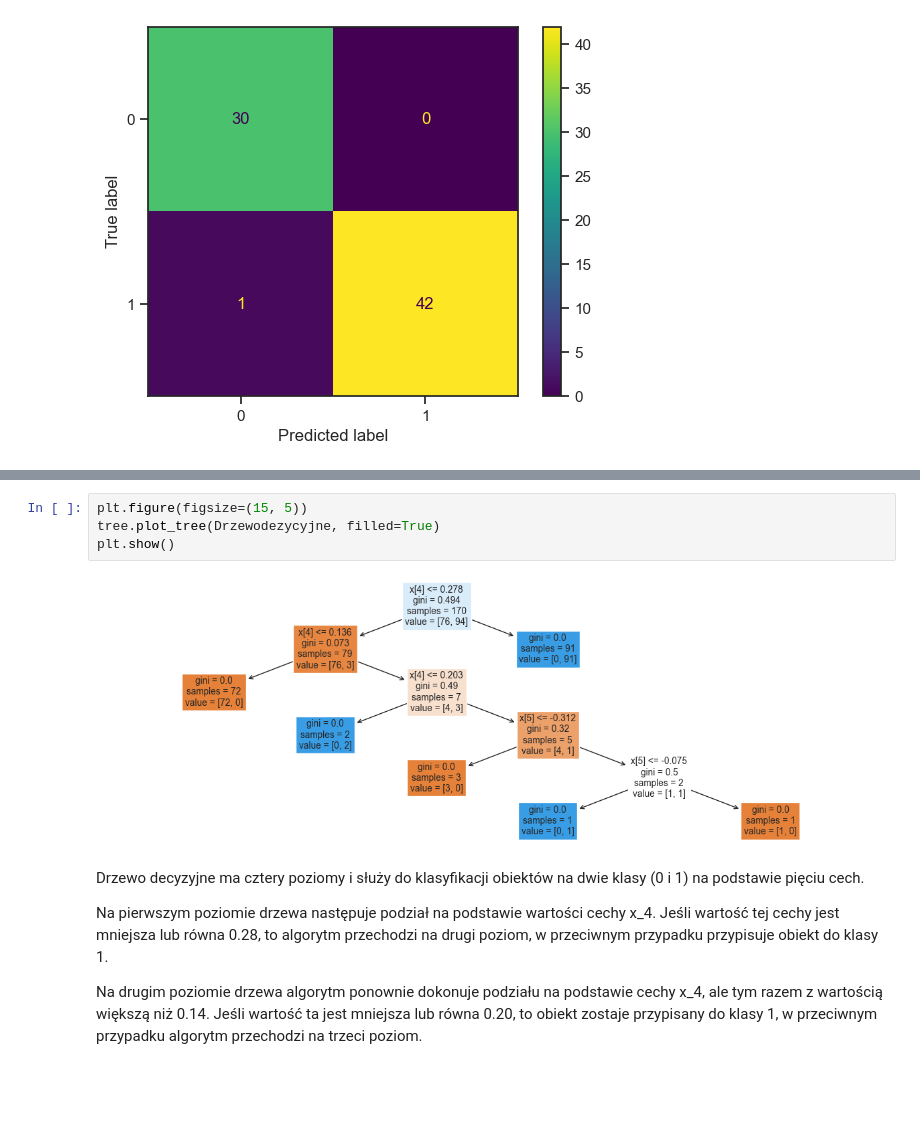
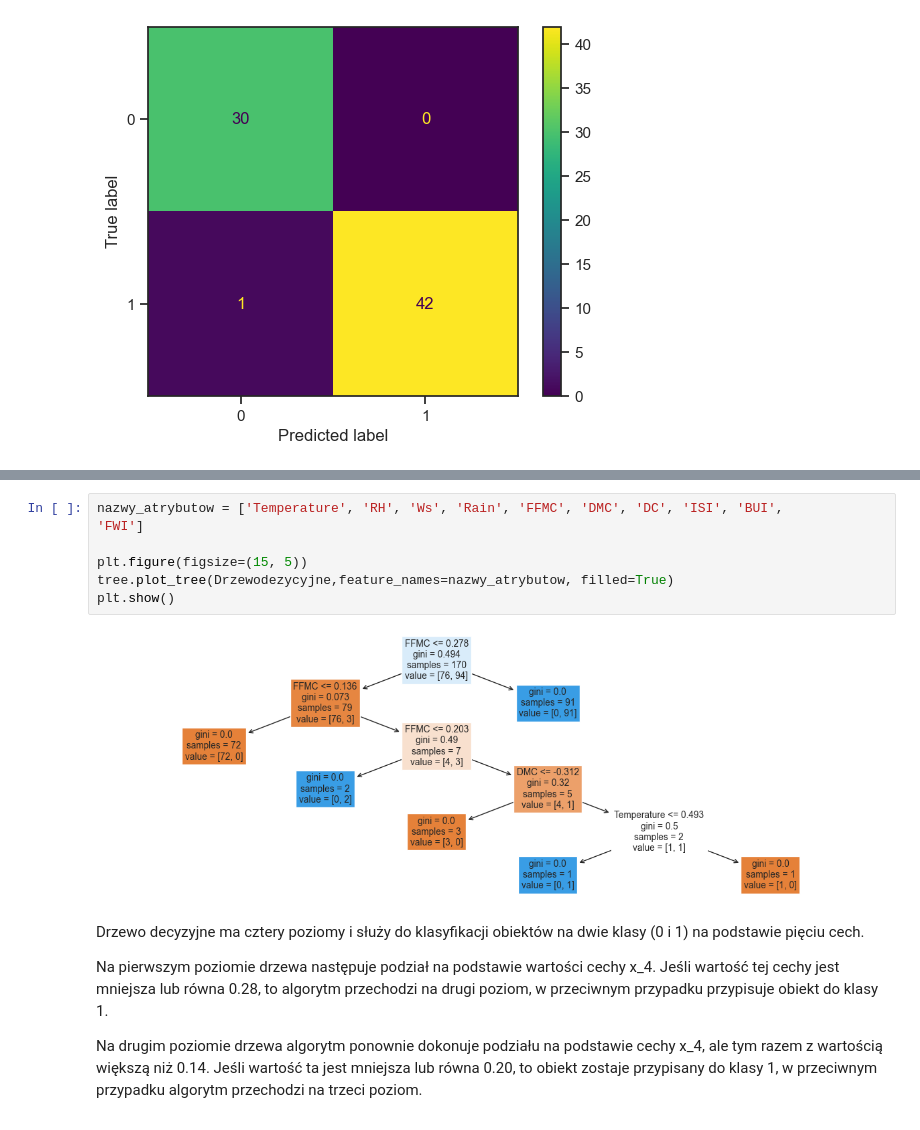
Before and after one commit to Majkel14xd/Analityka_Big_Data-Projekt, a Jupyter notebook: Technologie IoT - Analityka Big Data_Michał_Lidwa-Projekt.ipynb, the cells around one changed output, grey strips where cells are left out. Drawn from its saved outputs; the diff is of its cells as text; blank space fills up the shorter version.

```diff
--- a/Technologie IoT - Analityka Big Data_Michał_Lidwa-Projekt.ipynb
+++ b/Technologie IoT - Analityka Big Data_Michał_Lidwa-Projekt.ipynb
@@ -1131,11 +1133,14 @@ print(Drzewodezycyjnestring)
 |--- feature_4 >  0.28
 |   |--- class: 1
 # %%
+nazwy_atrybutow = ['Temperature', 'RH', 'Ws', 'Rain', 'FFMC', 'DMC', 'DC', 'ISI', 'BUI',
+'FWI']
+
 plt.figure(figsize=(15, 5))
-tree.plot_tree(Drzewodezycyjne, filled=True)
+tree.plot_tree(Drzewodezycyjne,feature_names=nazwy_atrybutow, filled=True)
 plt.show()
 # %% [output]
-[figure, old version]
+[figure, new version]
 # %% [markdown]
 Drzewo decyzyjne ma cztery poziomy i służy do klasyfikacji obiektów na dwie klasy (0 i 1) na podstawie pięciu cech.
 
```
Also changed, not shown: parts of 4 cells of this notebook.
